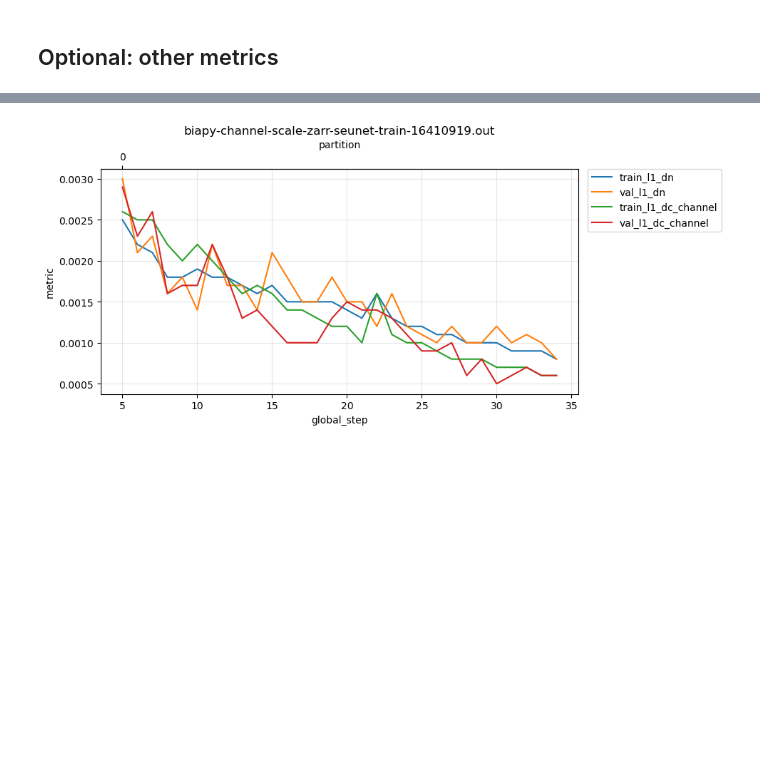
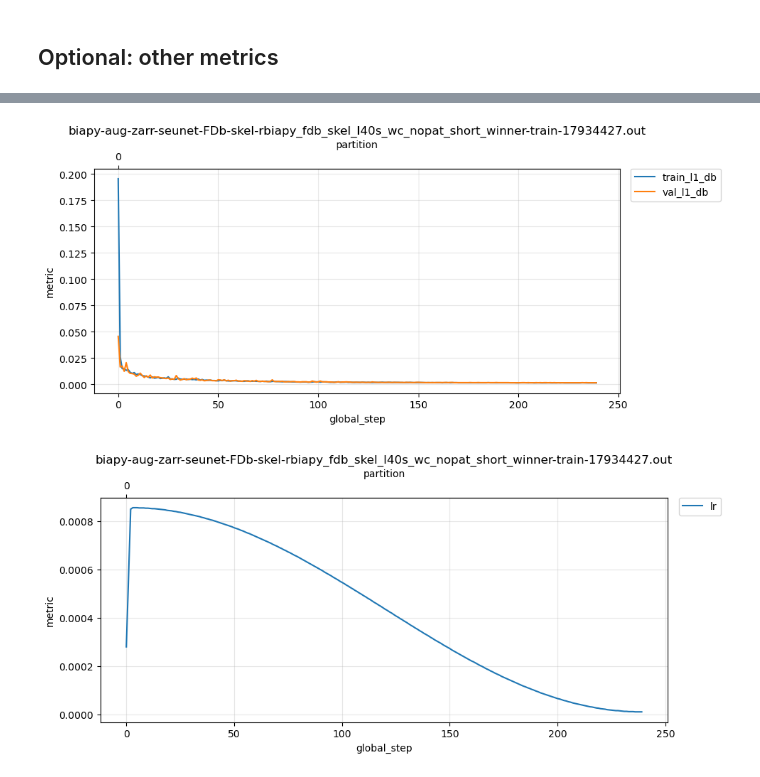
Before and after one commit to NovaBro/neuroinfo_fruitfly, a Jupyter notebook: ipynb/training_log_tracker.ipynb, the cells around one changed output, grey strips where cells are left out. Saved outputs shown, nothing was run; the diff lists cells and outputs as text; code cells hidden in the pictures; blank space fills up the shorter version.

```diff
--- a/ipynb/training_log_tracker.ipynb
+++ b/ipynb/training_log_tracker.ipynb
@@ -140,12 +172,21 @@ fig = plot_training_across_partitions(
         # "train_iou_f", "val_iou_f",
         # "train_iou_c", "val_iou_c"
         # "train_iou_p_channel", "val_iou_p_channel"
-        # "train_l1_db", "val_l1_db"
-        "train_l1_dn", "val_l1_dn",
-        "train_l1_dc_channel", "val_l1_dc_channel"
+        "train_l1_db", "val_l1_db"
+        # "train_l1_dn", "val_l1_dn",
+        # "train_l1_dc_channel", "val_l1_dc_channel"
     ),
     title=f"{LOG_PATH.name}",
 )
 plt.show()
 # %% [output]
-[figure, old version]
+[figure, new version]
+# %%
+fig = plot_training_across_partitions(
+    df,
+    metrics=["lr"],
+    title=f"{LOG_PATH.name}",
+)
+plt.show()
+# %% [output]
+[figure, added]
```
Also changed, not shown: parts of 5 cells of this notebook, 7 other files.
